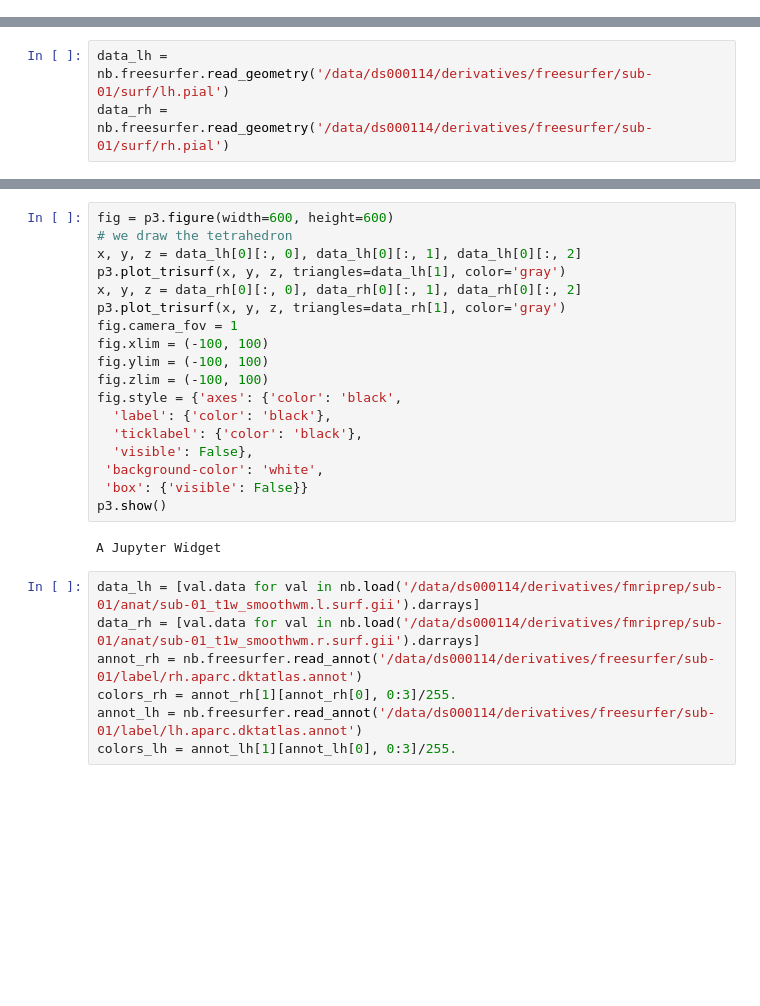
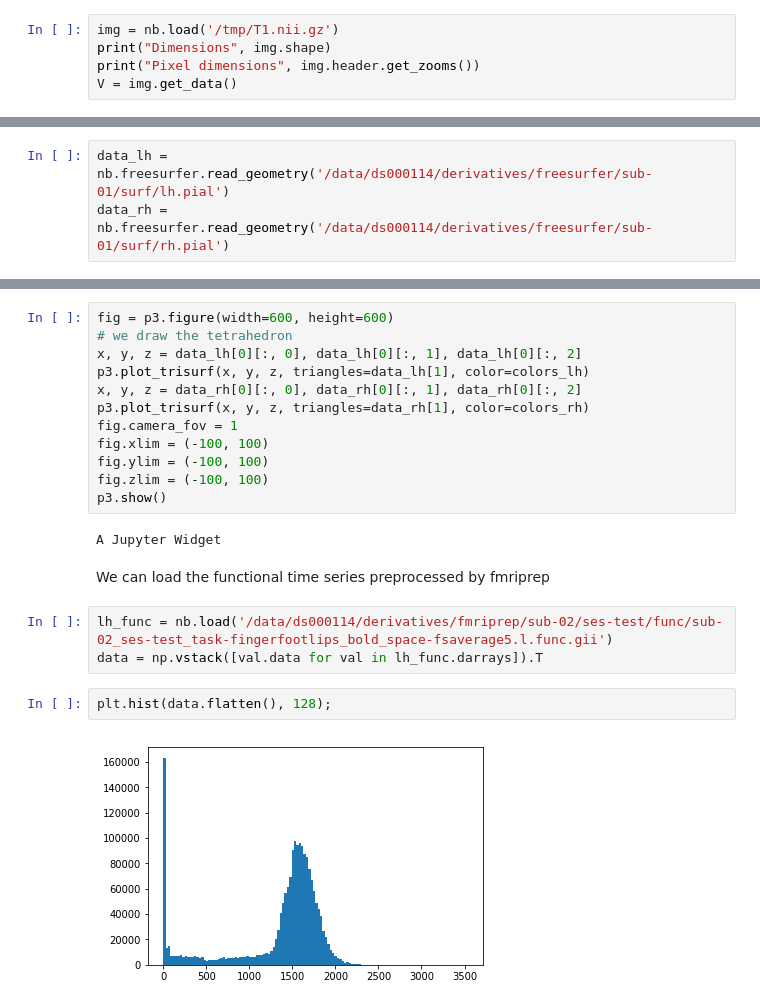
Before and after one commit to neuro-data-science/neuroviz, a Jupyter notebook: notebooks/introductory_3d.ipynb, the cells around one changed output, grey strips where cells are left out. Drawn from its saved outputs; the diff is of its cells as text; blank space fills up the shorter version.

```diff
--- a/notebooks/introductory_3d.ipynb
+++ b/notebooks/introductory_3d.ipynb
@@ -10,0 +40,5 @@ import numpy as np
+# %%
+img = nb.load('/tmp/T1.nii.gz')
+print("Dimensions", img.shape)
+print("Pixel dimensions", img.header.get_zooms())
+V = img.get_data()
@@ -33,26 +254,22 @@ data_rh = nb.freesurfer.read_geometry('/data/ds000114/derivatives/freesurfer/sub
 fig = p3.figure(width=600, height=600)
 # we draw the tetrahedron
 x, y, z = data_lh[0][:, 0], data_lh[0][:, 1], data_lh[0][:, 2]
-p3.plot_trisurf(x, y, z, triangles=data_lh[1], color='gray')
+p3.plot_trisurf(x, y, z, triangles=data_lh[1], color=colors_lh)
 x, y, z = data_rh[0][:, 0], data_rh[0][:, 1], data_rh[0][:, 2]
-p3.plot_trisurf(x, y, z, triangles=data_rh[1], color='gray')
+p3.plot_trisurf(x, y, z, triangles=data_rh[1], color=colors_rh)
 fig.camera_fov = 1
 fig.xlim = (-100, 100)
 fig.ylim = (-100, 100)
 fig.zlim = (-100, 100)
-fig.style = {'axes': {'color': 'black',
-  'label': {'color': 'black'},
-  'ticklabel': {'color': 'black'},
-  'visible': False},
- 'background-color': 'white',
- 'box': {'visible': False}}
 p3.show()
 # %% [output]
 A Jupyter Widget
-# %%
-data_lh = [val.data for val in nb.load('/data/ds000114/derivatives/fmriprep/sub-01/anat/sub-01_t1w_smoothwm.l.surf.gii').darrays]
-data_rh = [val.data for val in nb.load('/data/ds000114/derivatives/fmriprep/sub-01/anat/sub-01_t1w_smoothwm.r.surf.gii').darrays]
-annot_rh = nb.freesurfer.read_annot('/data/ds000114/derivatives/freesurfer/sub-01/label/rh.aparc.dktatlas.annot')
-colors_rh = annot_rh[1][annot_rh[0], 0:3]/255.
-annot_lh = nb.freesurfer.read_annot('/data/ds000114/derivatives/freesurfer/sub-01/label/lh.aparc.dktatlas.annot')
-colors_lh = annot_lh[1][annot_lh[0], 0:3]/255.
+# %% [markdown]
+We can load the functional time series preprocessed by fmriprep
+# %%
+lh_func = nb.load('/data/ds000114/derivatives/fmriprep/sub-02/ses-test/func/sub-02_ses-test_task-fingerfootlips_bold_space-fsaverage5.l.func.gii')
+data = np.vstack([val.data for val in lh_func.darrays]).T
+# %%
+plt.hist(data.flatten(), 128);
+# %% [output]
+[figure, added]
```
Also changed, not shown: parts of 37 cells of this notebook, 3 other files.
